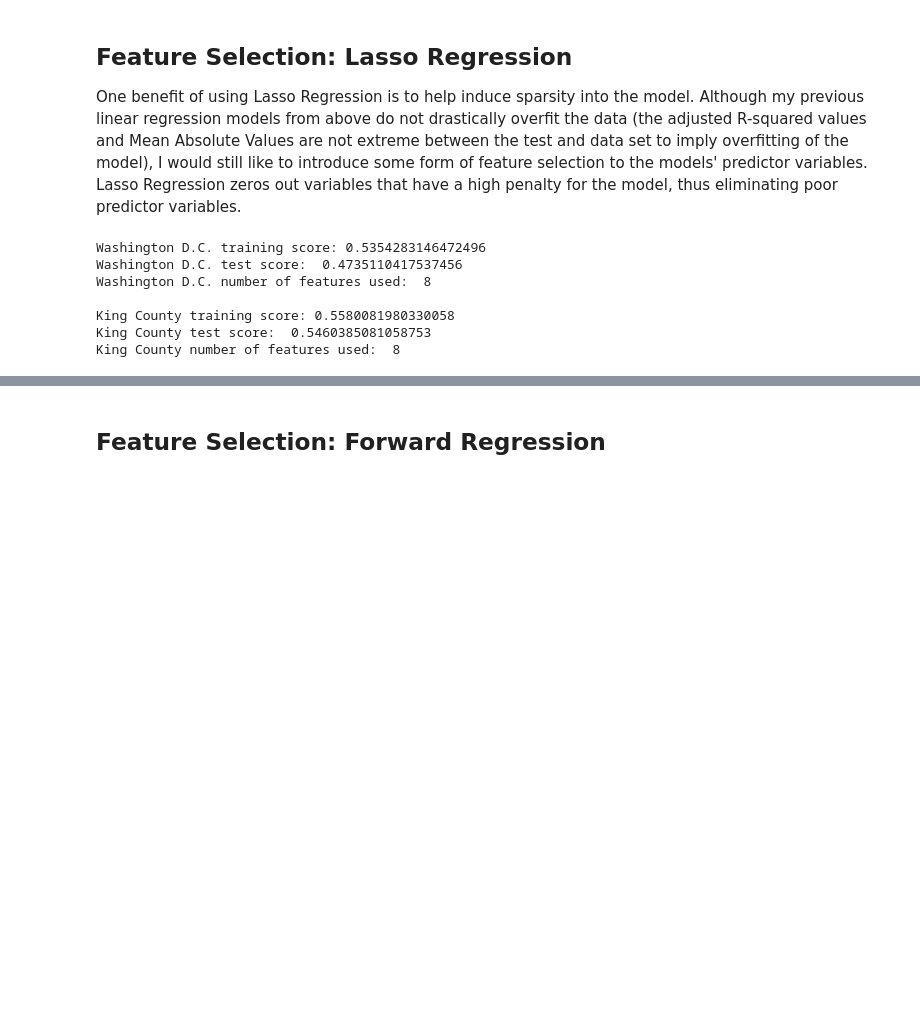
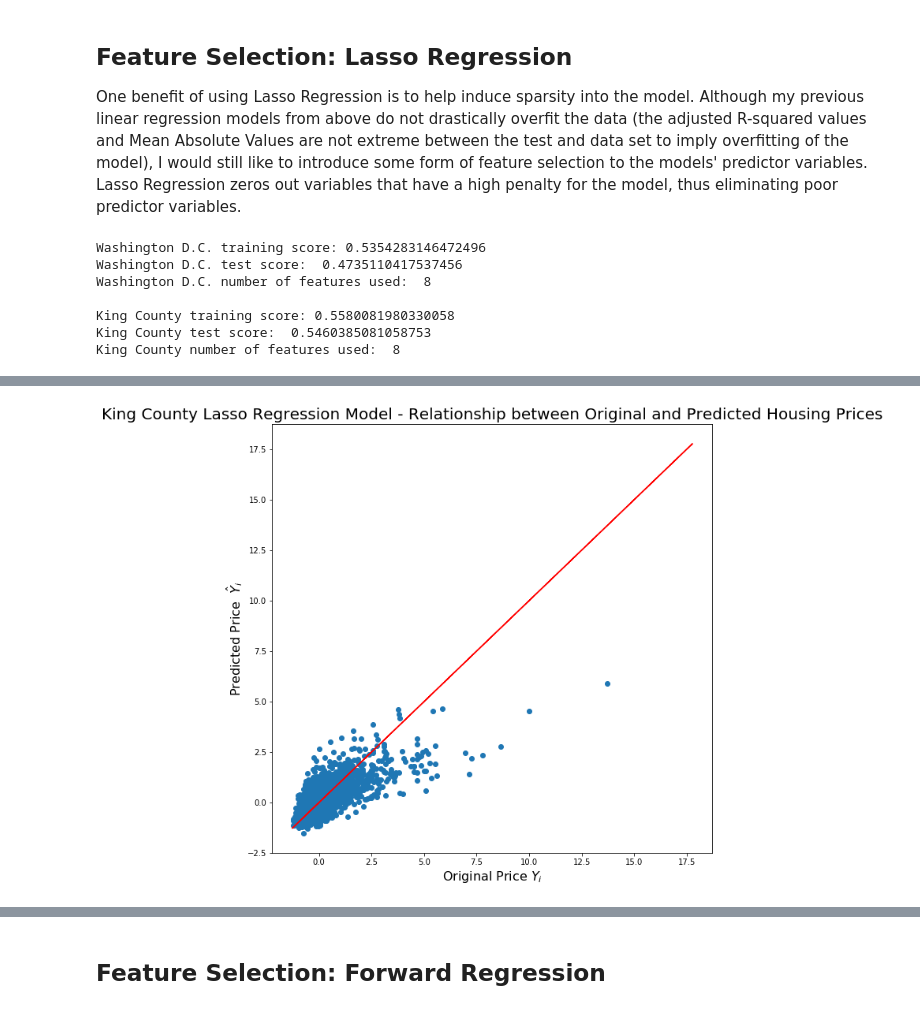
Before and after one commit to gyamane/Springboard, a Jupyter notebook: capstone_project_2/baseline_model.ipynb, the cells around one changed output, grey strips where cells are left out. Drawn from its saved outputs; the diff is of its cells as text; code cells hidden in the pictures; blank space fills up the shorter version.

```diff
--- a/capstone_project_2/baseline_model.ipynb
+++ b/capstone_project_2/baseline_model.ipynb
@@ -375,0 +433,10 @@ King County number of features used:  8
+# %%
+plt.figure(figsize=(10, 10))
+plt.scatter(ykc_test, kc_lasso_predictions)
+plt.plot(kc_test.price, kc_test.price, 'r-')
+plt.xlabel("Original Price $Y_i$", fontsize = 16)
+plt.ylabel("Predicted Price  $\hat{Y}_i$", fontsize = 16)
+plt.title("King County Lasso Regression Model - Relationship between Original and Predicted Housing Prices", fontsize=20)
+plt.show()
+# %% [output]
+[figure, added]
```
Also changed, not shown: parts of 20 cells of this notebook.
